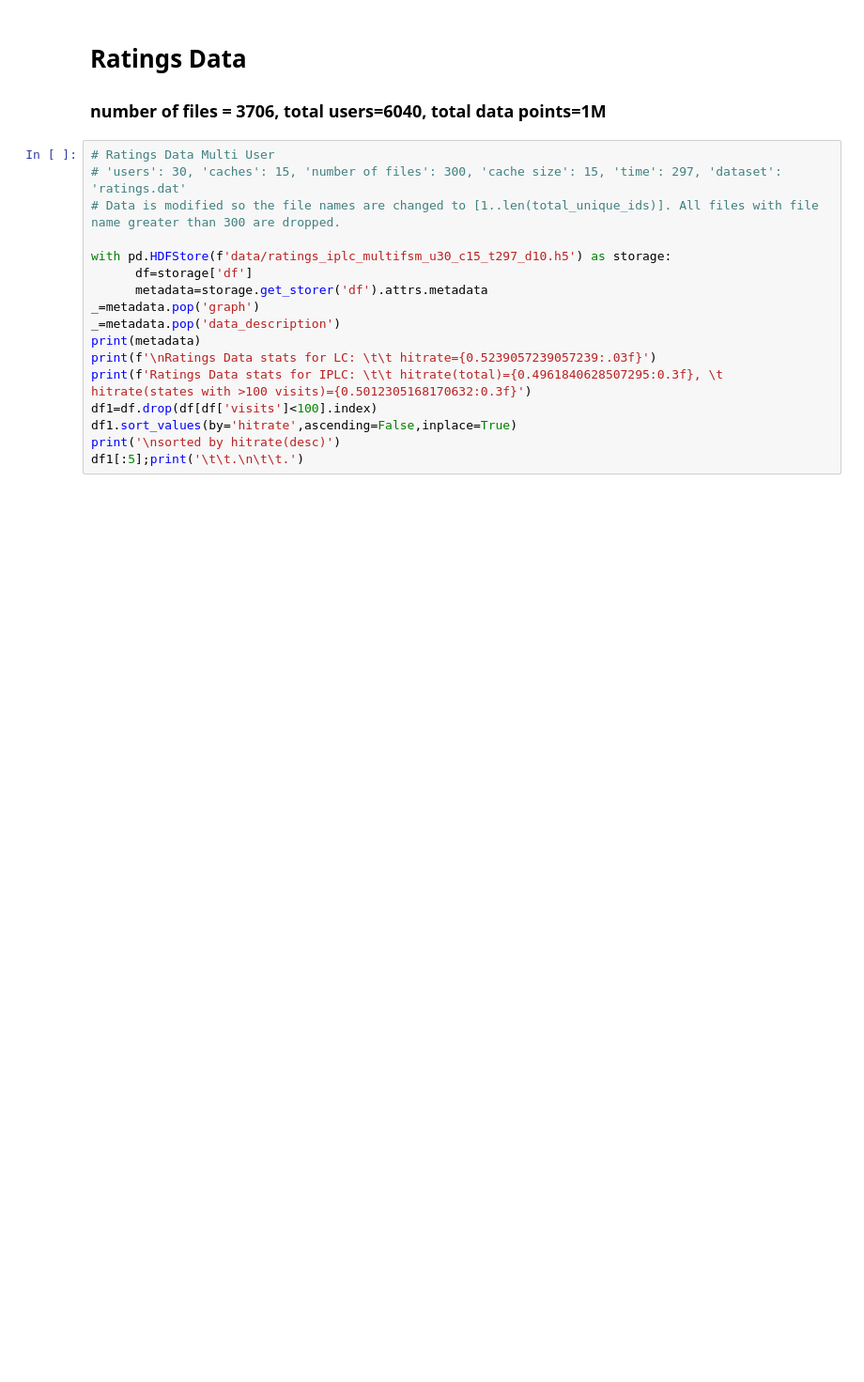
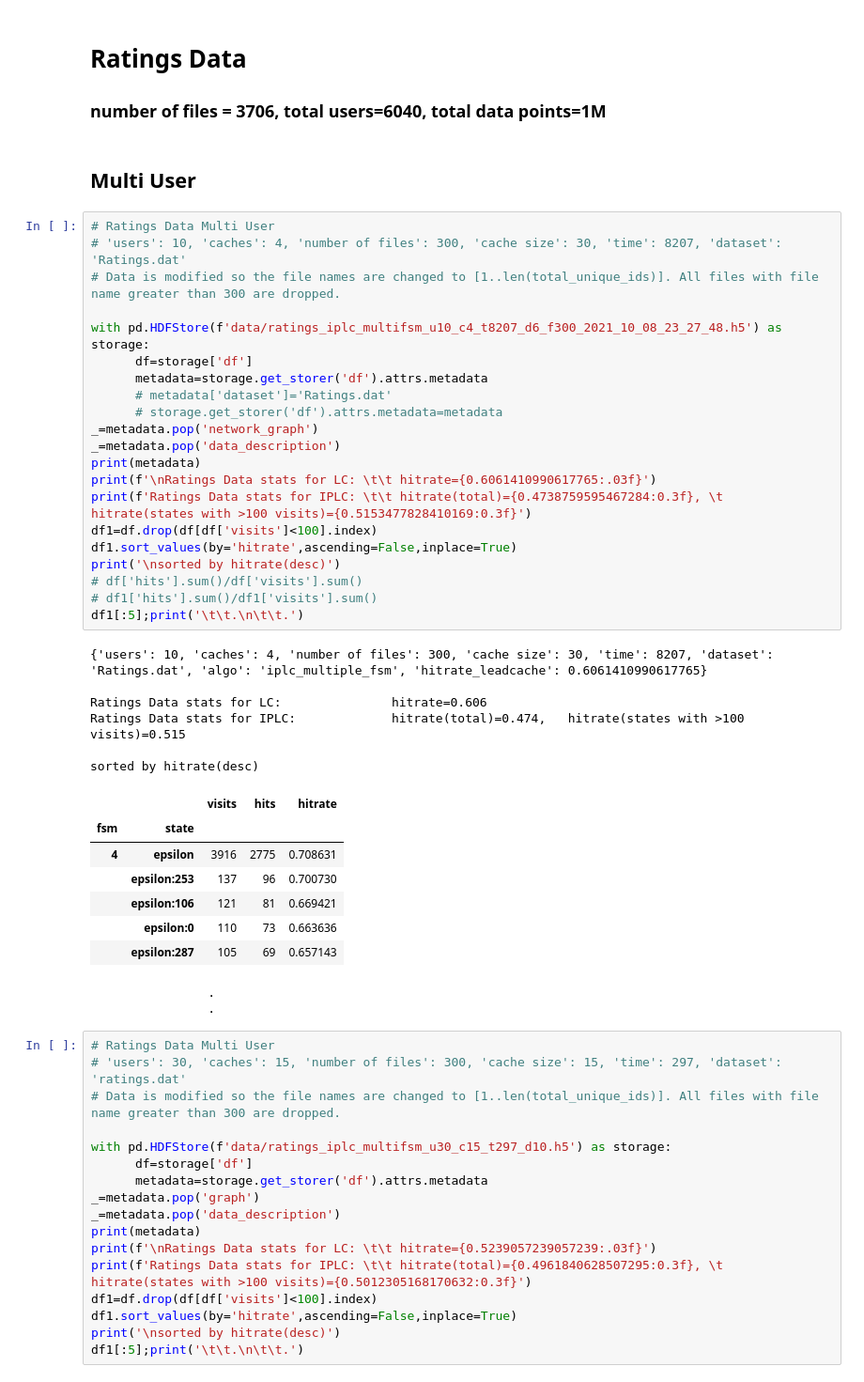
Before and after one commit to AtivJoshi/UniversalCaching, a Jupyter notebook: results.ipynb, the cells around one changed output. Shown: that part at 94% size. Saved outputs shown, nothing was run; the diff lists cells and outputs as text; blank space fills up the shorter version.

```diff
--- a/results.ipynb
+++ b/results.ipynb
@@ -75,6 +75,45 @@ Sorted by hitrate(desc). States with at least 1000 visits.
 # %% [markdown]
 # Ratings Data
 ### number of files = 3706, total users=6040, total data points=1M
+# %% [markdown]
+## Multi User
+# %%
+# Ratings Data Multi User
+# 'users': 10, 'caches': 4, 'number of files': 300, 'cache size': 30, 'time': 8207, 'dataset': 'Ratings.dat'
+# Data is modified so the file names are changed to [1..len(total_unique_ids)]. All files with file name greater than 300 are dropped.
+
+with pd.HDFStore(f'data/ratings_iplc_multifsm_u10_c4_t8207_d6_f300_2021_10_08_23_27_48.h5') as storage:
+      df=storage['df']
+      metadata=storage.get_storer('df').attrs.metadata
+      # metadata['dataset']='Ratings.dat'
+      # storage.get_storer('df').attrs.metadata=metadata
+_=metadata.pop('network_graph')
+_=metadata.pop('data_description')
+print(metadata)
+print(f'\nRatings Data stats for LC: \t\t hitrate={0.6061410990617765:.03f}')
+print(f'Ratings Data stats for IPLC: \t\t hitrate(total)={0.4738759595467284:0.3f}, \t hitrate(states with >100 visits)={0.5153477828410169:0.3f}')
+df1=df.drop(df[df['visits']<100].index)
+df1.sort_values(by='hitrate',ascending=False,inplace=True)
+print('\nsorted by hitrate(desc)')
+# df['hits'].sum()/df['visits'].sum()
+# df1['hits'].sum()/df1['visits'].sum()
+df1[:5];print('\t\t.\n\t\t.')
+# %% [output]
+{'users': 10, 'caches': 4, 'number of files': 300, 'cache size': 30, 'time': 8207, 'dataset': 'Ratings.dat', 'algo': 'iplc_multiple_fsm', 'hitrate_leadcache': 0.6061410990617765}
+
+Ratings Data stats for LC:               hitrate=0.606
+Ratings Data stats for IPLC:             hitrate(total)=0.474,   hitrate(states with >100 visits)=0.515
+
+sorted by hitrate(desc)
+|  |  | visits | hits | hitrate |
+| fsm | state |  |  |  |
+| 4 | epsilon | 3916 | 2775 | 0.708631 |
+|  | epsilon:253 | 137 | 96 | 0.700730 |
+|  | epsilon:106 | 121 | 81 | 0.669421 |
+|  | epsilon:0 | 110 | 73 | 0.663636 |
+|  | epsilon:287 | 105 | 69 | 0.657143 |
+                .
+                .
 # %%
 # Ratings Data Multi User
 # 'users': 30, 'caches': 15, 'number of files': 300, 'cache size': 15, 'time': 297, 'dataset': 'ratings.dat'
```
Also changed, not shown: parts of 4 cells of this notebook.
